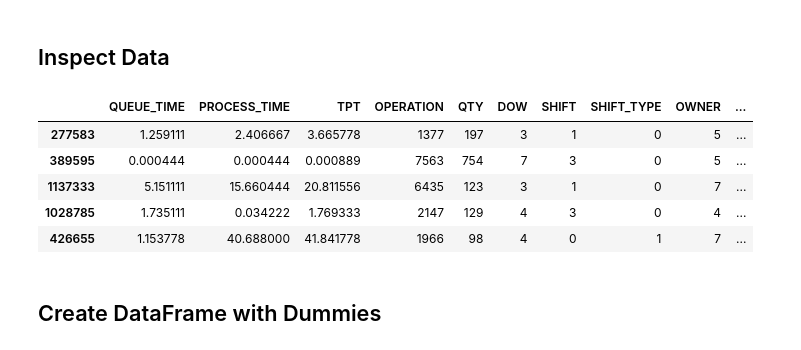
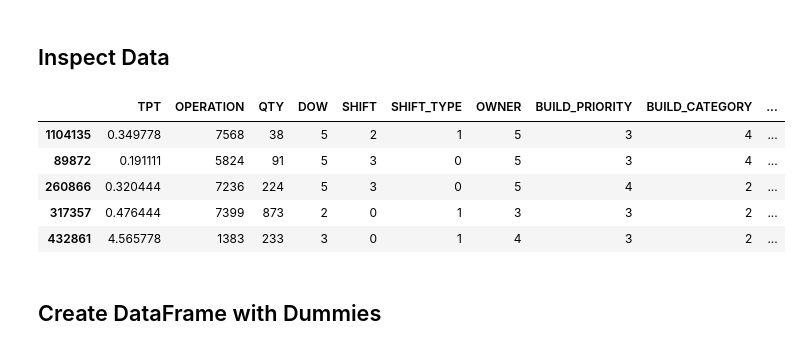
Before and after one commit to team-one-eee-511/Final-Project, a Jupyter notebook: Linear Regression with Dummified Data.ipynb, the cells around one changed output. Drawn from its saved outputs; the diff is of its cells as text; code cells hidden in the pictures.

```diff
--- a/Linear Regression with Dummified Data.ipynb
+++ b/Linear Regression with Dummified Data.ipynb
@@ -86,16 +86,16 @@ np.random.seed(7)
 # %% [markdown]
 ## Inspect Data
 # %%
-orginal_data = pd.read_csv("all-data.csv", header=0)
-orginal_data = orginal_data.sample(frac=0.1)
+orginal_data = pd.read_csv("eee-all-data.csv", header=0)
+orginal_data = orginal_data.sample(frac=0.25)
 orginal_data.head()
 # %% [output]
-|  | QUEUE_TIME | PROCESS_TIME | TPT | OPERATION | QTY | DOW | SHIFT | SHIFT_TYPE | OWNER | ... |
-| 277583 | 1.259111 | 2.406667 | 3.665778 | 1377 | 197 | 3 | 1 | 0 | 5 | ... |
-| 389595 | 0.000444 | 0.000444 | 0.000889 | 7563 | 754 | 7 | 3 | 0 | 5 | ... |
-| 1137333 | 5.151111 | 15.660444 | 20.811556 | 6435 | 123 | 3 | 1 | 0 | 7 | ... |
-| 1028785 | 1.735111 | 0.034222 | 1.769333 | 2147 | 129 | 4 | 3 | 0 | 4 | ... |
-| 426655 | 1.153778 | 40.688000 | 41.841778 | 1966 | 98 | 4 | 0 | 1 | 7 | ... |
+|  | TPT | OPERATION | QTY | DOW | SHIFT | SHIFT_TYPE | OWNER | BUILD_PRIORITY | BUILD_CATEGORY | ... |
+| 1104135 | 0.349778 | 7568 | 38 | 5 | 2 | 1 | 5 | 3 | 4 | ... |
+| 89872 | 0.191111 | 5824 | 91 | 5 | 3 | 0 | 5 | 3 | 4 | ... |
+| 260866 | 0.320444 | 7236 | 224 | 5 | 3 | 0 | 5 | 4 | 2 | ... |
+| 317357 | 0.476444 | 7399 | 873 | 2 | 0 | 1 | 3 | 3 | 2 | ... |
+| 432861 | 4.565778 | 1383 | 233 | 3 | 0 | 1 | 4 | 3 | 2 | ... |
 # %% [markdown]
 ## Create DataFrame with Dummies
 # %%
```
Also changed, not shown: parts of 4 cells of this notebook, 1 other file.
